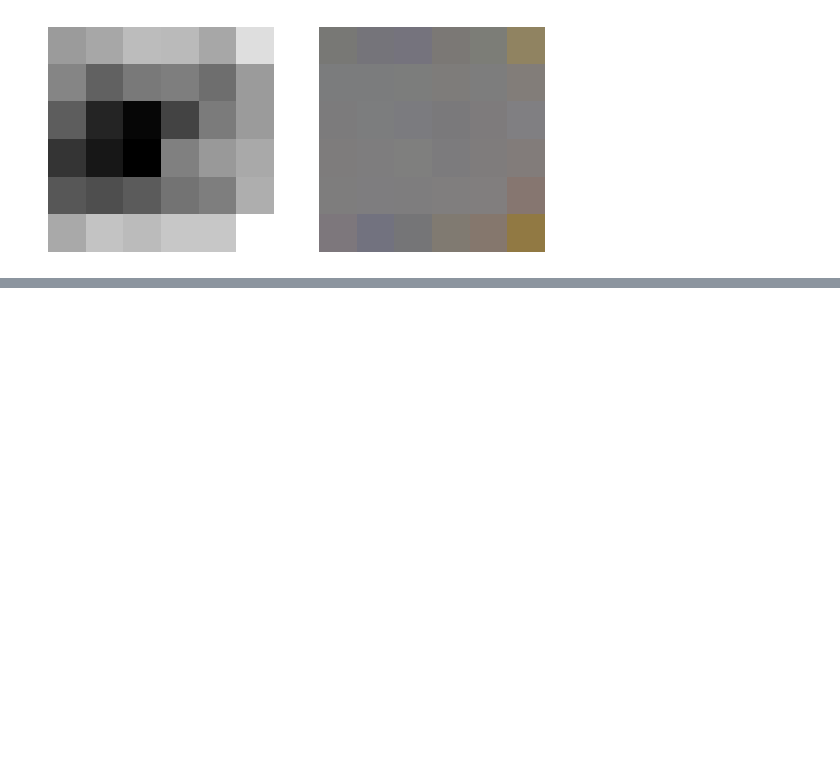
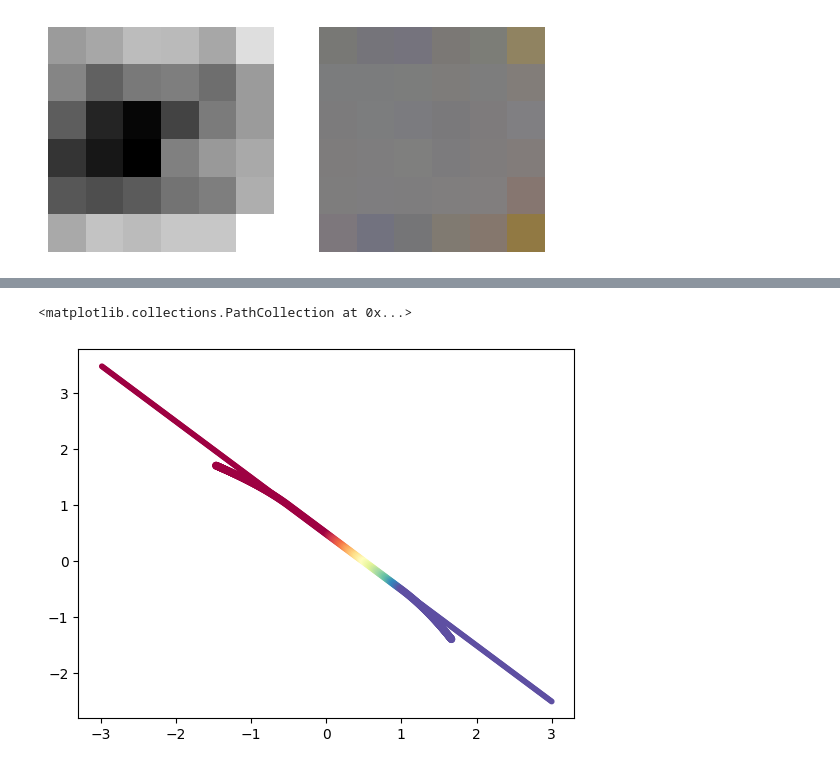
Before and after one commit to Giodiro/plenoxels, a Jupyter notebook: notebooks/visualization.ipynb, the cells around one changed output, grey strips where cells are left out. Drawn from its saved outputs; the diff is of its cells as text; code cells hidden in the pictures; blank space fills up the shorter version.

Commit message:
debugging contraction on 360 synthetic scenes

```diff
--- a/notebooks/visualization.ipynb
+++ b/notebooks/visualization.ipynb
@@ -76,0 +125,31 @@ visualize_slice(F, sh_mult, coords=[4,5])
+# %%
+import torch
+import numpy as np
+import matplotlib
+import matplotlib.pyplot as plt
+%matplotlib inline
+
+def contract(pts):
+    # pts should have shape [n_samples, 2]
+    norms = torch.linalg.vector_norm(pts, ord=np.inf, dim=-1, keepdim=True).expand(-1, 2)  # [n_rays, n_samples, 3]
+    norm_mask = norms > 1
+    pts[norm_mask] = (2.0 - 1.0 / norms[norm_mask]) * pts[norm_mask] / norms[norm_mask]
+    return pts
+
+def make_line(m, b):
+    x = torch.linspace(-3, 3, 400)
+    y = m*x + b
+    pts = torch.zeros(400, 2)
+    pts[:,0] = x
+    pts[:,1] = y
+    return pts
+
+pts = make_line(-1, 0.5)
+idx = torch.linspace(-3, 3, 400)
+cmap = matplotlib.cm.get_cmap('Spectral')
+plt.scatter(pts[:,0], pts[:,1], c=cmap(idx), s=10)
+contracted = contract(pts)
+plt.scatter(contracted[:,0], contracted[:,1], c=cmap(idx), s=20)
+# %% [output]
+<matplotlib.collections.PathCollection at 0x...>
+[figure, added]
```
Also changed, not shown: parts of 2 cells of this notebook, 4 other files.
